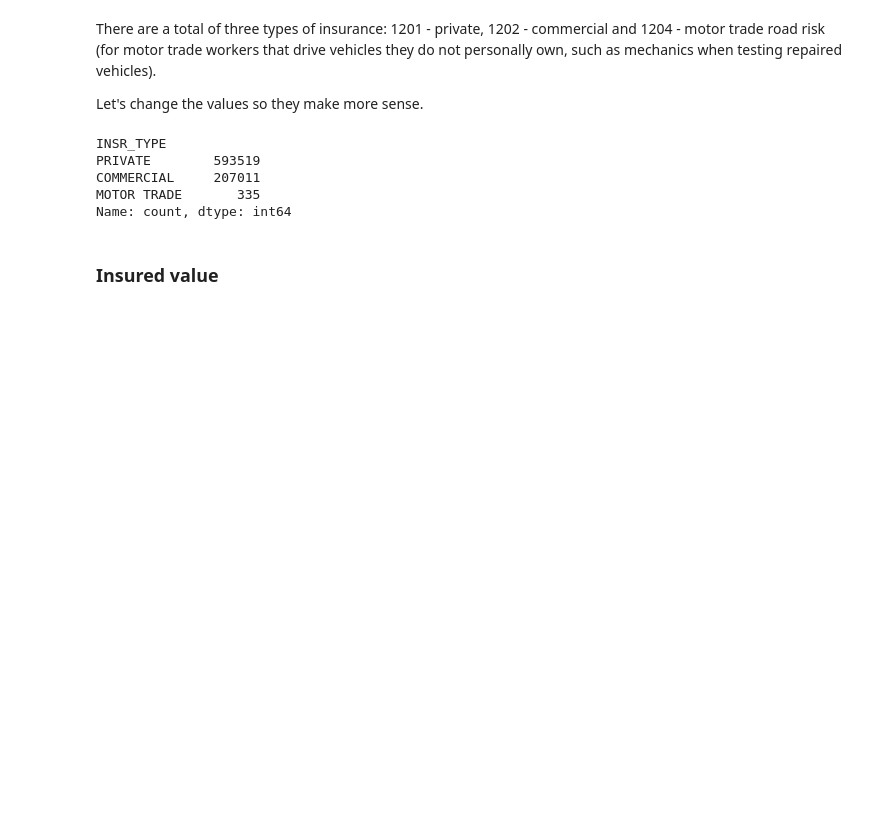
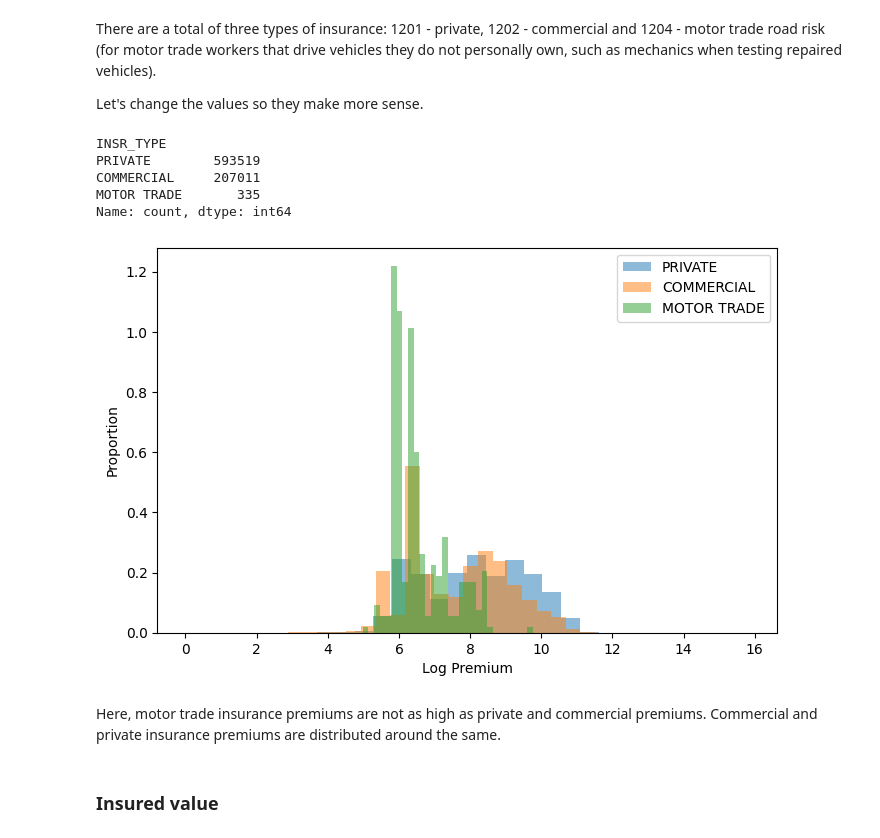
Before and after one commit to Mykolazaz/ethiopian-insurance-premiums, a Jupyter notebook: Basics.ipynb, the cells around one changed output. Drawn from its saved outputs; the diff is of its cells as text; code cells hidden in the pictures; blank space fills up the shorter version.

```diff
--- a/Basics.ipynb
+++ b/Basics.ipynb
@@ -304,6 +321,23 @@ PRIVATE        593519
 COMMERCIAL     207011
 MOTOR TRADE       335
 Name: count, dtype: int64
+# %%
+insurance_type_values = insurance_data['INSR_TYPE'].unique()
+
+plt.figure(figsize=(8, 5))
+
+for type in insurance_type_values:
+    subset = insurance_data[insurance_data['INSR_TYPE'] == type]['LOG_PREMIUM']
+    plt.hist(subset, bins=30, alpha=0.5, label=str(type), density=True)
+
+plt.xlabel('Log Premium')
+plt.ylabel('Proportion')
+plt.legend()
+plt.show()
+# %% [output]
+[figure, added]
+# %% [markdown]
+Here, motor trade insurance premiums are not as high as private and commercial premiums. Commercial and private insurance premiums are distributed around the same.
 # %% [markdown]
 ### Insured value
 # %%
```
Also changed, not shown: parts of 39 cells of this notebook.
